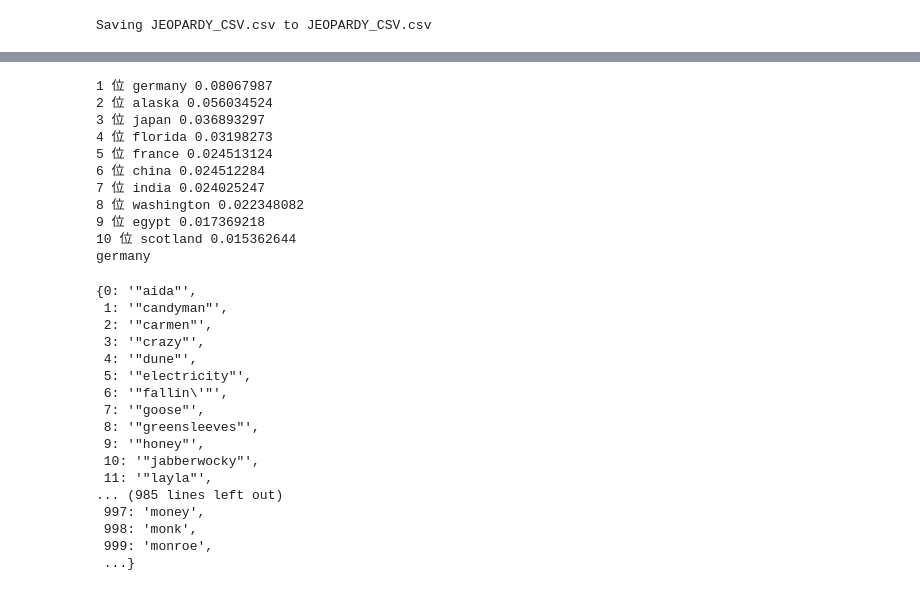
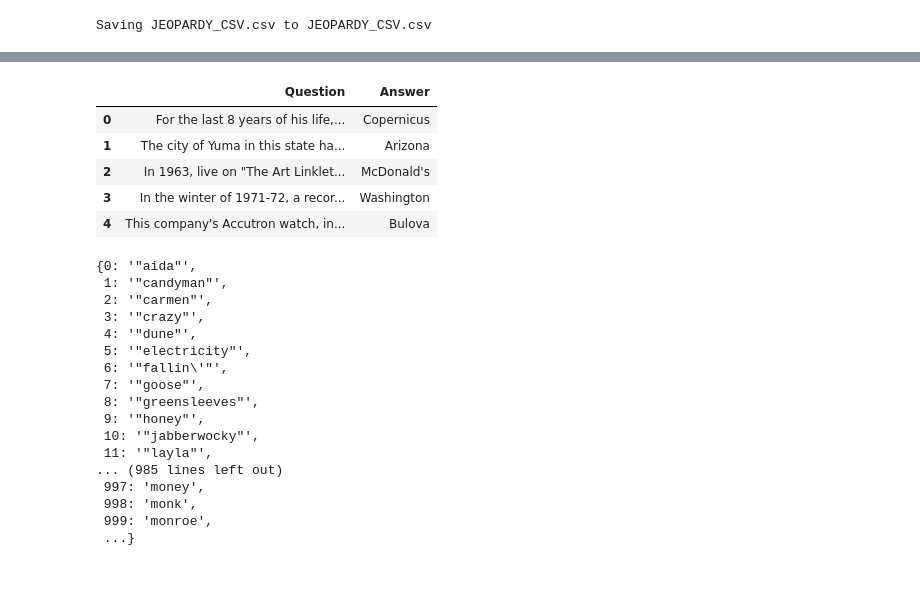
Before and after one commit to clear21/Answer-Mashine, a Jupyter notebook: RNN_jeopardy.ipynb, the cells around one changed output, grey strips where cells are left out. Saved outputs shown, nothing was run; the diff lists cells and outputs as text; code cells hidden in the pictures.

```diff
--- a/RNN_jeopardy.ipynb
+++ b/RNN_jeopardy.ipynb
@@ -58,7 +58,7 @@ qa_df = qa_df.reset_index(drop = True)
 
 
 #テストのため、行数削減
-qa_df = qa_df[:2000]
+qa_df = qa_df[:100]
 qa_df = qa_df.reset_index(drop = True)
 
 print('len(qa_df)' , len(qa_df))
@@ -253,23 +360,0 @@ monaco
-# %%
-out_top_n = 10
-
-enum_pred = list(enumerate(pred))
-enum_pred.sort(key = lambda x : -x[1])
-
-top_enum_pred = enum_pred[:out_top_n]
-for i in range(len(top_enum_pred)):
-    print((i+1) , '位' , id2word_a[top_enum_pred[i][0]] , top_enum_pred[i][1] )
-
-print(id2word_a[np.argmax(pred)])
-# %% [output]
-1 位 germany 0.08067987
-2 位 alaska 0.056034524
-3 位 japan 0.036893297
-4 位 florida 0.03198273
-5 位 france 0.024513124
-6 位 china 0.024512284
-7 位 india 0.024025247
-8 位 washington 0.022348082
-9 位 egypt 0.017369218
-10 位 scotland 0.015362644
-germany
@@ -276,3 +371,12 @@ germany
+# %%
+qa_df.head(5)
+# %% [output]
+|  | Question | Answer |
+| 0 | For the last 8 years of his life,... | Copernicus |
+| 1 | The city of Yuma in this state ha... | Arizona |
+| 2 | In 1963, live on "The Art Linklet... | McDonald's |
+| 3 | In the winter of 1971-72, a recor... | Washington |
+| 4 | This company's Accutron watch, in... | Bulova |
 # %%
 id2word_a
 # %% [output]
```
Also changed, not shown: parts of 11 cells of this notebook.
